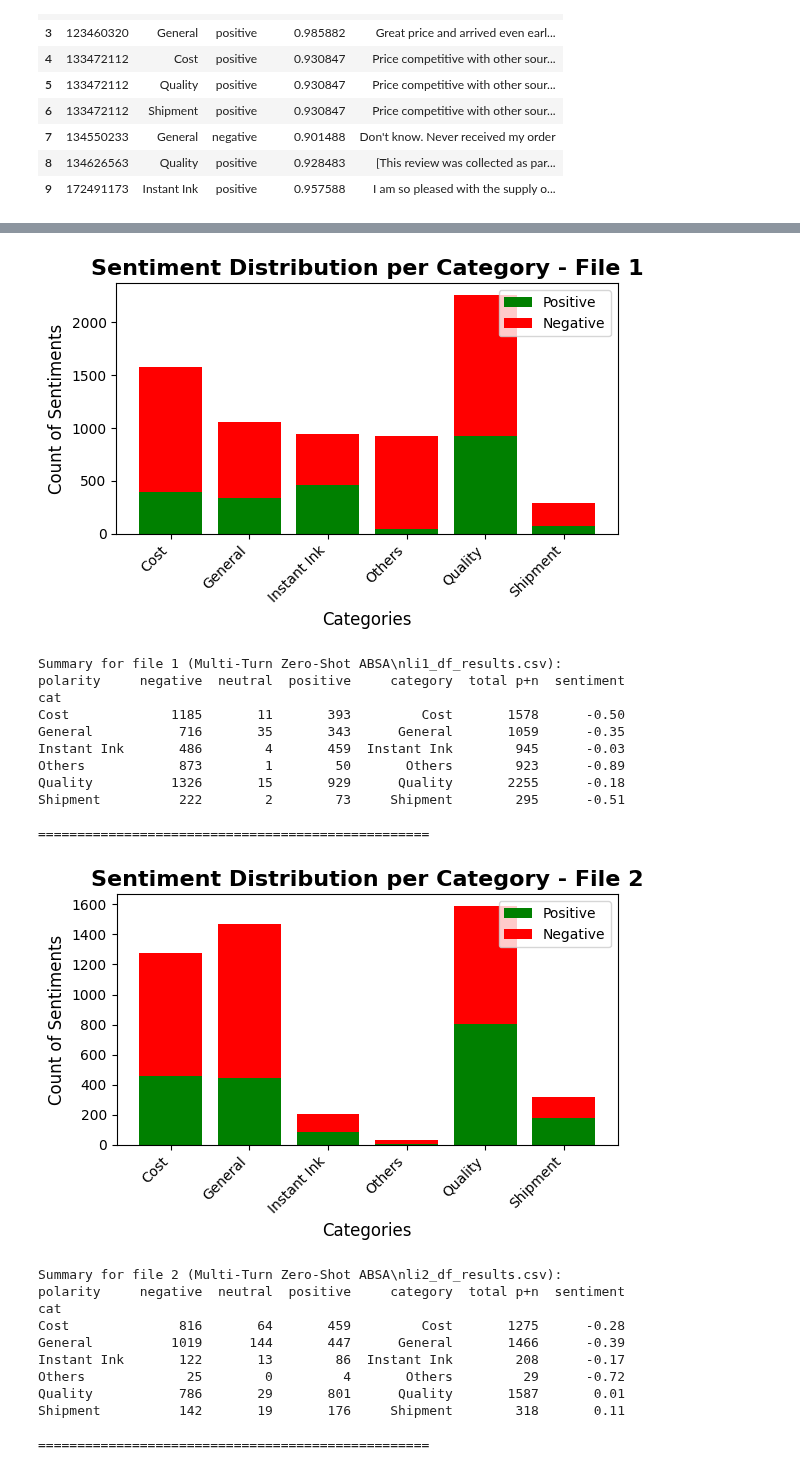
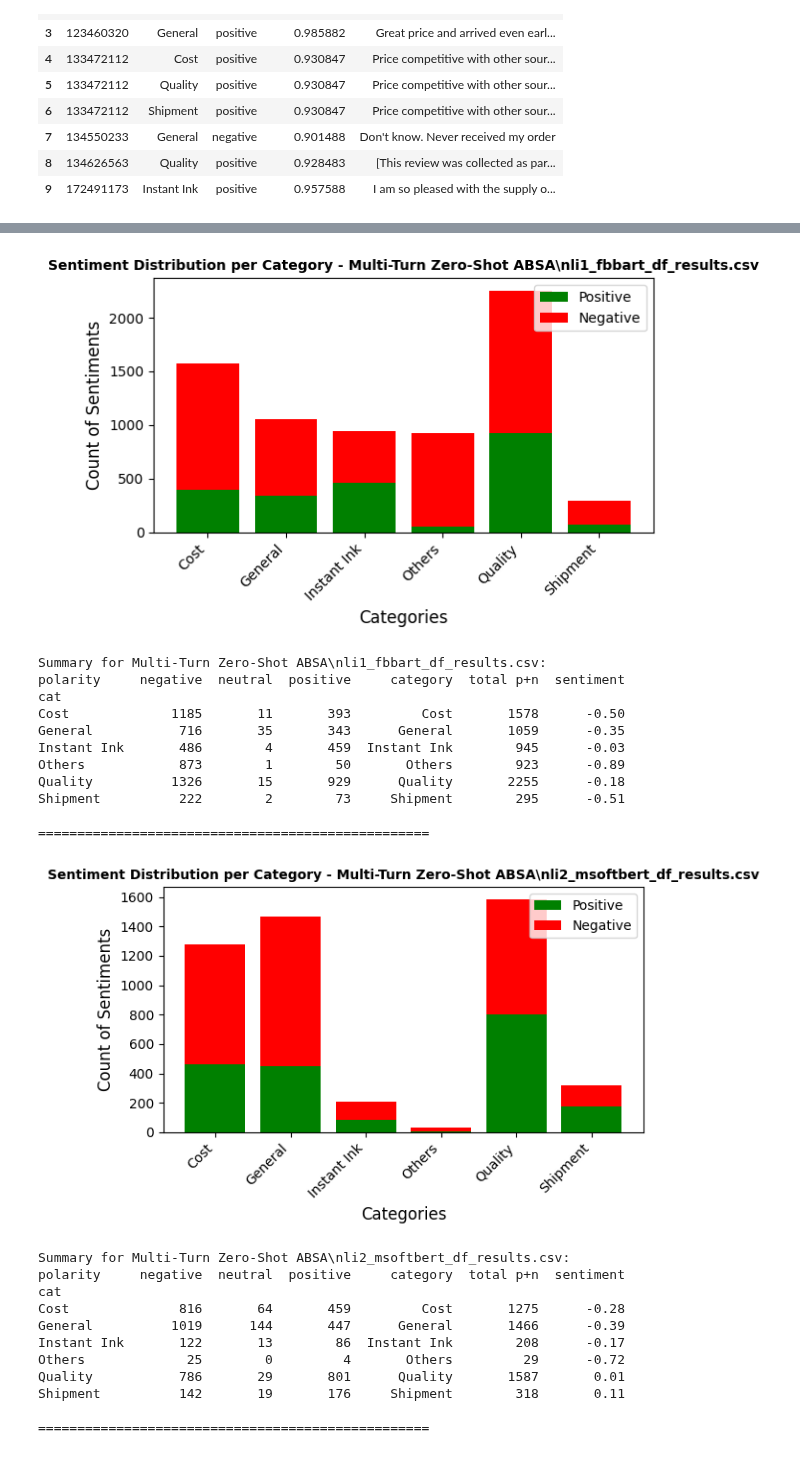
Before and after one commit to wd686/InkSightAnalyzer, a Jupyter notebook: Multi-Turn Zero-Shot ABSA.ipynb, the cells around one changed output, grey strips where cells are left out. Drawn from its saved outputs; the diff is of its cells as text; code cells hidden in the pictures.

```diff
--- a/Multi-Turn Zero-Shot ABSA.ipynb
+++ b/Multi-Turn Zero-Shot ABSA.ipynb
@@ -120,7 +121,7 @@ df_results.head(10)
 # %%
 # Define the list of NLI models to use
 nli_models = [nli1, nli2, nli3]
-model_names = ['nli1_fbbart', 'nli2_msoftbert-anli', 'nli3_roberta-snli,multinli']
+model_names = ['nli1_fbbart', 'nli2_msoftbert', 'nli3_roberta']
 
 # Define categories
 cats = ['Cost', 'Instant Ink', 'Others', 'Quality', 'Shipment']
@@ -185,8 +189,8 @@ for nli, model_name in zip(nli_models, model_names):
 # %%
 # File paths for the three CSV files
-file_paths = [r"Multi-Turn Zero-Shot ABSA\nli1_df_results.csv",
-              r"Multi-Turn Zero-Shot ABSA\nli2_df_results.csv",
-              r"Multi-Turn Zero-Shot ABSA\nli3_df_results.csv"
+file_paths = [r"Multi-Turn Zero-Shot ABSA\nli1_fbbart_df_results.csv",
+              r"Multi-Turn Zero-Shot ABSA\nli2_msoftbert_df_results.csv",
+              r"Multi-Turn Zero-Shot ABSA\nli3_roberta_df_results.csv"
               ]
 
 # Loop through each file, process it individually, and display the result
@@ -261,37 +265,37 @@ for i, file in enumerate(file_paths, start=1):
     df_summary["sentiment"] = np.round((df_summary["positive"] - df_summary["negative"]) / (df_summary["positive"] + df_summary["negative"]), 2)
 
     # Plot stacked bar chart for each file
     categories = df_summary['category']
     positive = df_summary['positive']
     negative = df_summary['negative']
 
     fig, ax = plt.subplots(figsize=(6, 4))
 
     # Plot positive and negative sentiments as stacked bars
     ax.bar(categories, positive, label='Positive', color='green')
     ax.bar(categories, negative, bottom=positive, label='Negative', color='red')
 
     # Set chart title and labels
-    ax.set_title(f"Sentiment Distribution per Category - File {i}", fontsize=16, fontweight="bold")
+    ax.set_title(f"Sentiment Distribution per Category - {file}", fontsize=10, fontweight="bold")
     ax.set_xlabel('Categories', fontsize=12)
     ax.set_ylabel('Count of Sentiments', fontsize=12)
 
     # Rotate x-axis labels for better readability
     plt.xticks(rotation=45, ha='right')
 
     # Add legend to distinguish positive and negative
     ax.legend(loc='upper right')
 
     plt.tight_layout()  # Adjust layout to make space for rotated labels
     plt.show()
 
     # Print summary for reference
-    print(f"Summary for file {i} ({file}):")
+    print(f"Summary for {file}:")
     print(df_summary)
     print("\n" + "="*50 + "\n")
 # %% [output]
-[figure, old version]
+[figure, new version]
-Summary for file 1 (Multi-Turn Zero-Shot ABSA\nli1_df_results.csv):
+Summary for Multi-Turn Zero-Shot ABSA\nli1_fbbart_df_results.csv:
 polarity     negative  neutral  positive     category  total p+n  sentiment
 cat
 Cost             1185       11       393         Cost       1578      -0.50
@@ -302,8 +306,8 @@ Quality          1326       15       929      Quality       2255      -0.18
 Shipment          222        2        73     Shipment        295      -0.51
 
 ==================================================
-[figure, old version]
+[figure, new version]
-Summary for file 2 (Multi-Turn Zero-Shot ABSA\nli2_df_results.csv):
+Summary for Multi-Turn Zero-Shot ABSA\nli2_msoftbert_df_results.csv:
 polarity     negative  neutral  positive     category  total p+n  sentiment
 cat
 Cost              816       64       459         Cost       1275      -0.28
```
Also changed, not shown: parts of 8 cells of this notebook, 7 other files.
